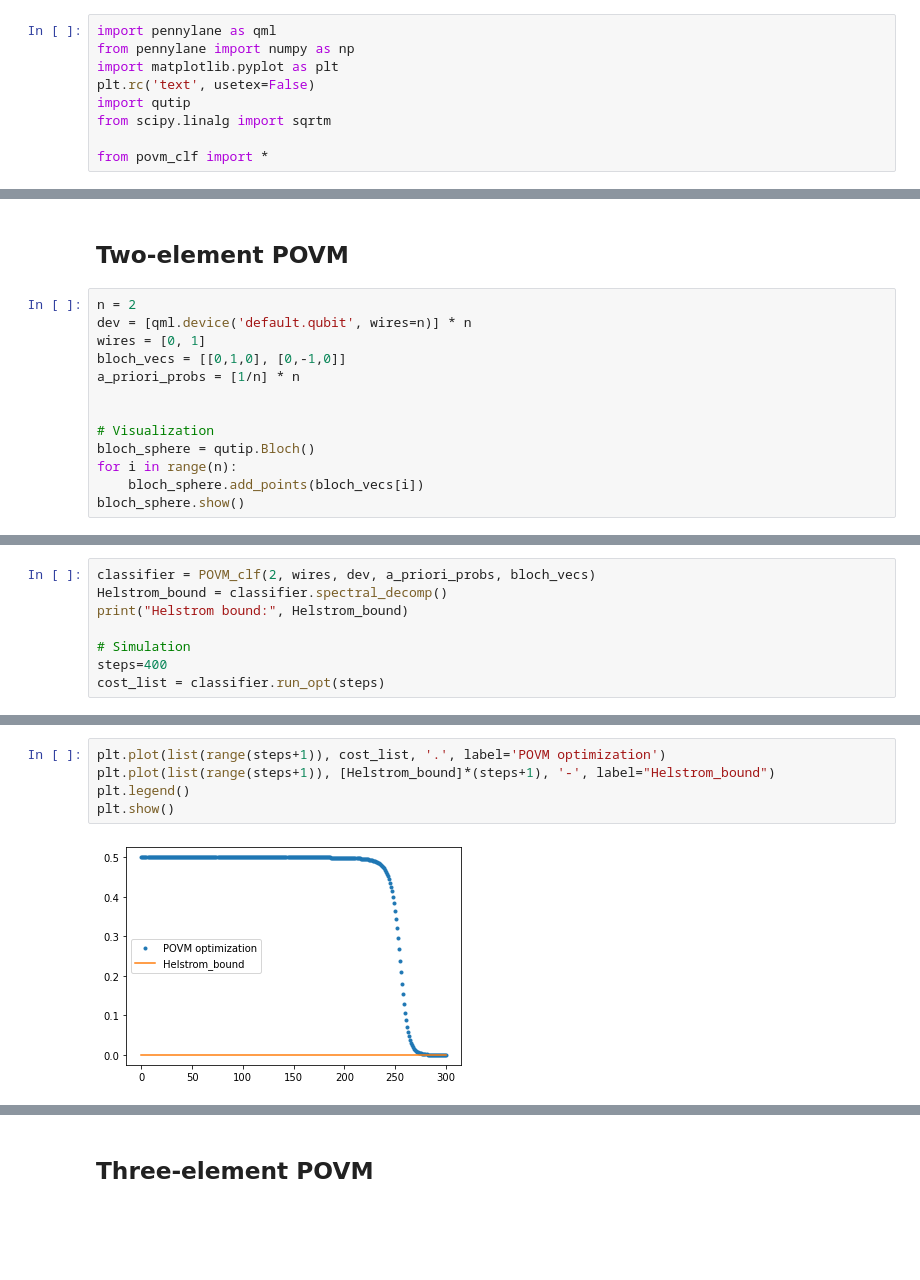
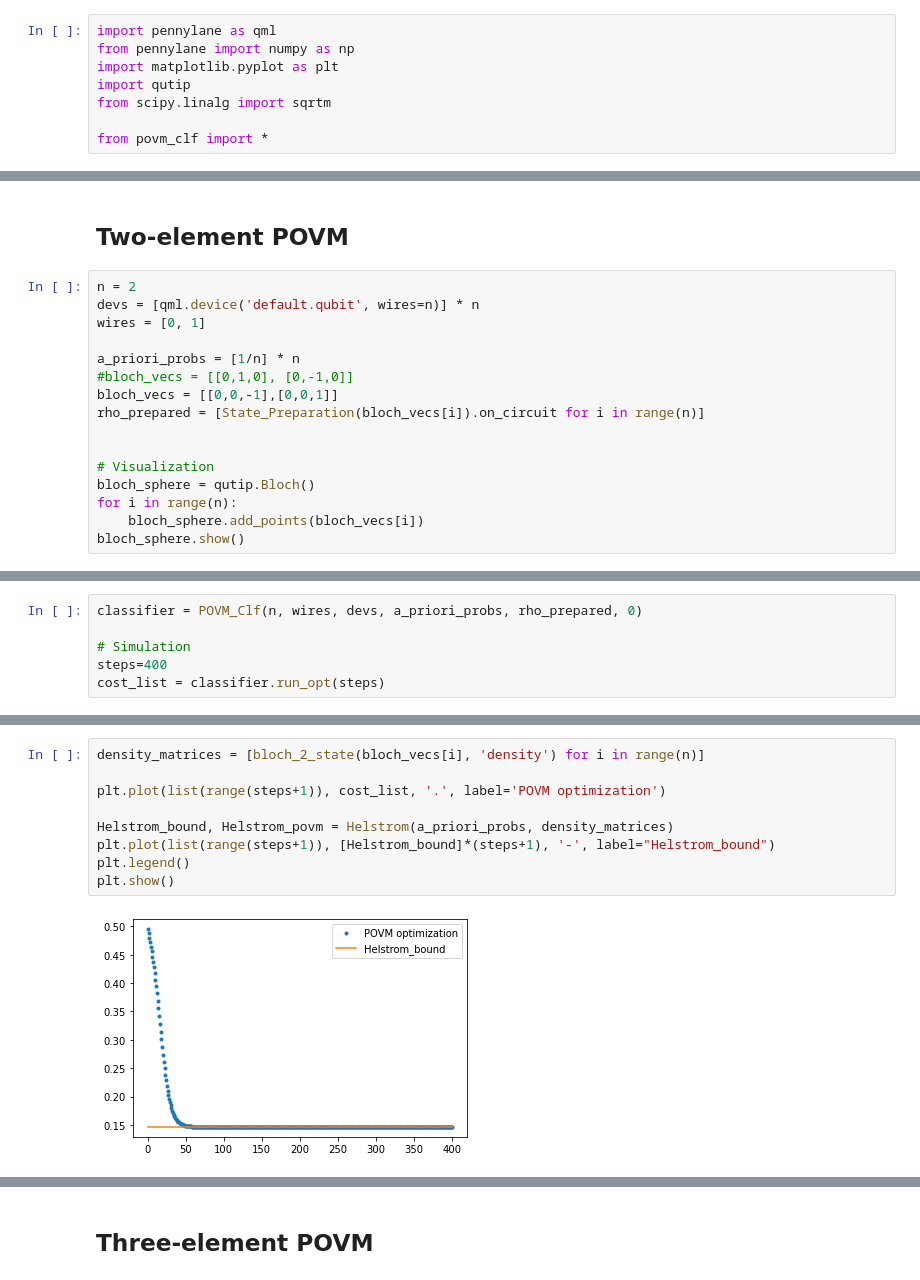
Before and after one commit to dkleeqc/vqsd, a Jupyter notebook: 1qb_povm_clf.ipynb, the cells around one changed output, grey strips where cells are left out. Drawn from its saved outputs; the diff is of its cells as text; blank space fills up the shorter version.

Commit message:
Splitting 'State' and 'CLF' codes is done

```diff
--- a/1qb_povm_clf.ipynb
+++ b/1qb_povm_clf.ipynb
@@ -2,7 +2,6 @@
 import pennylane as qml
 from pennylane import numpy as np
 import matplotlib.pyplot as plt
-plt.rc('text', usetex=False)
 import qutip
 from scipy.linalg import sqrtm
 
@@ -39,10 +39,13 @@ print(diagram())
 ##  Two-element POVM
 # %%
 n = 2
-dev = [qml.device('default.qubit', wires=n)] * n
+devs = [qml.device('default.qubit', wires=n)] * n
 wires = [0, 1]
-bloch_vecs = [[0,1,0], [0,-1,0]]
+
 a_priori_probs = [1/n] * n
+#bloch_vecs = [[0,1,0], [0,-1,0]]
+bloch_vecs = [[0,0,-1],[0,0,1]]
+rho_prepared = [State_Preparation(bloch_vecs[i]).on_circuit for i in range(n)]
 
 
 # Visualization
@@ -55,7 +64,5 @@ bloch_sphere.show()
 # %%
-classifier = POVM_clf(2, wires, dev, a_priori_probs, bloch_vecs)
-Helstrom_bound = classifier.spectral_decomp()
-print("Helstrom bound:", Helstrom_bound)
+classifier = POVM_Clf(n, wires, devs, a_priori_probs, rho_prepared, 0)
 
 # Simulation
 steps=400
@@ -81,7 +88,11 @@ Cost after step   300:  0.0000233
 # %%
+density_matrices = [bloch_2_state(bloch_vecs[i], 'density') for i in range(n)]
+
 plt.plot(list(range(steps+1)), cost_list, '.', label='POVM optimization')
+
+Helstrom_bound, Helstrom_povm = Helstrom(a_priori_probs, density_matrices)
 plt.plot(list(range(steps+1)), [Helstrom_bound]*(steps+1), '-', label="Helstrom_bound")
 plt.legend()
 plt.show()
 # %% [output]
-[figure, old version]
+[figure, new version]
```
Also changed, not shown: parts of 31 cells of this notebook.
